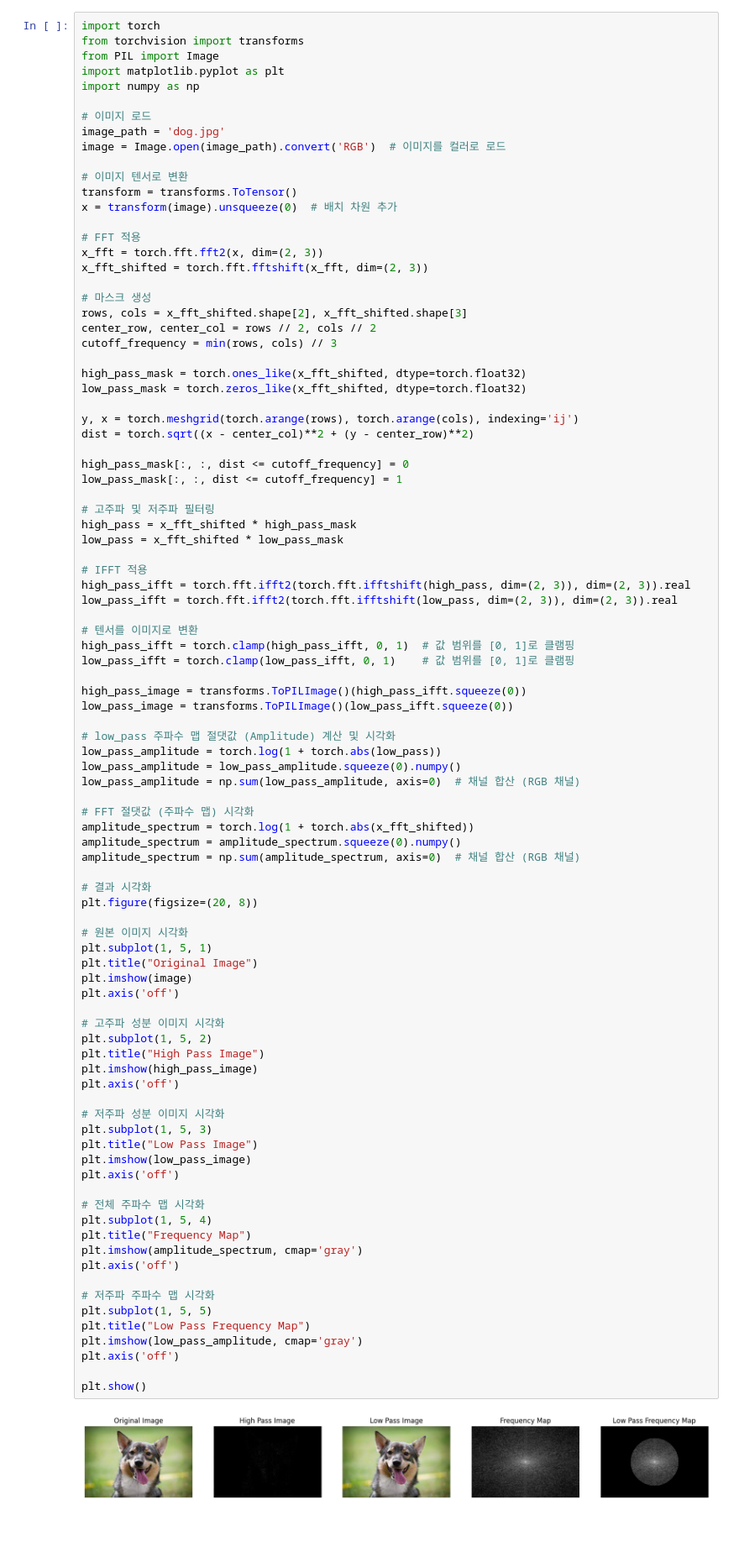
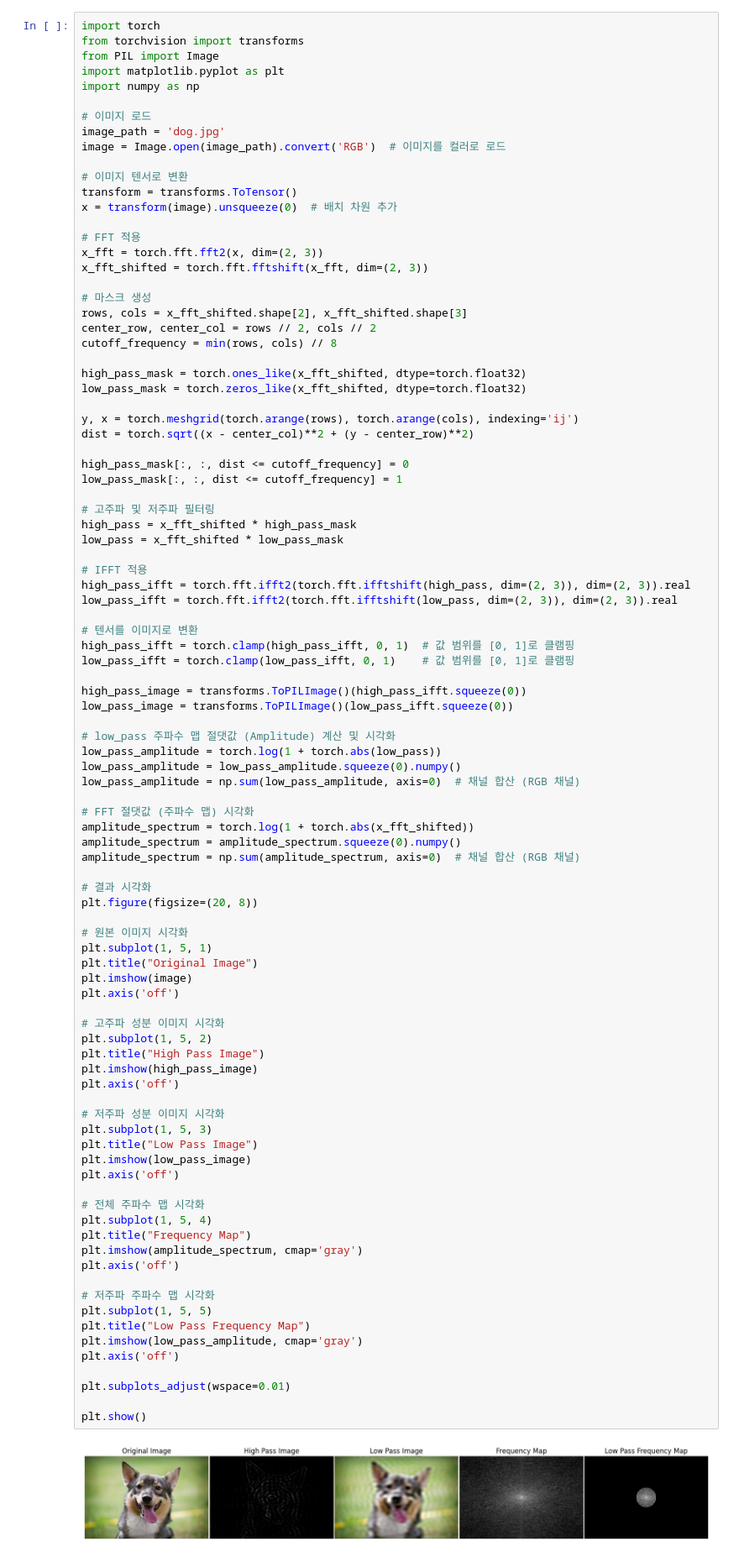
Before and after one commit to mings-k/Basic, a Jupyter notebook: Image_Freq/fft.ipynb, the cells around one changed output. Shown at 84% size. Cells and saved outputs as stored; diff of their text form; blank space fills up the shorter version.

```diff
--- a/Image_Freq/fft.ipynb
+++ b/Image_Freq/fft.ipynb
@@ -190,7 +190,7 @@ x_fft_shifted = torch.fft.fftshift(x_fft, dim=(2, 3))
 # 마스크 생성
 rows, cols = x_fft_shifted.shape[2], x_fft_shifted.shape[3]
 center_row, center_col = rows // 2, cols // 2
-cutoff_frequency = min(rows, cols) // 3
+cutoff_frequency = min(rows, cols) // 8
 
 high_pass_mask = torch.ones_like(x_fft_shifted, dtype=torch.float32)
 low_pass_mask = torch.zeros_like(x_fft_shifted, dtype=torch.float32)
@@ -234,31 +234,33 @@ plt.subplot(1, 5, 1)
 plt.title("Original Image")
 plt.imshow(image)
 plt.axis('off')
 
 # 고주파 성분 이미지 시각화
 plt.subplot(1, 5, 2)
 plt.title("High Pass Image")
 plt.imshow(high_pass_image)
 plt.axis('off')
 
 # 저주파 성분 이미지 시각화
 plt.subplot(1, 5, 3)
 plt.title("Low Pass Image")
 plt.imshow(low_pass_image)
 plt.axis('off')
 
 # 전체 주파수 맵 시각화
 plt.subplot(1, 5, 4)
 plt.title("Frequency Map")
 plt.imshow(amplitude_spectrum, cmap='gray')
 plt.axis('off')
 
 # 저주파 주파수 맵 시각화
 plt.subplot(1, 5, 5)
 plt.title("Low Pass Frequency Map")
 plt.imshow(low_pass_amplitude, cmap='gray')
 plt.axis('off')
 
+plt.subplots_adjust(wspace=0.01)
+
 plt.show()
 # %% [output]
-[figure, old version]
+[figure, new version]
```
Also changed, not shown: parts of 2 cells of this notebook, 3 other files.
